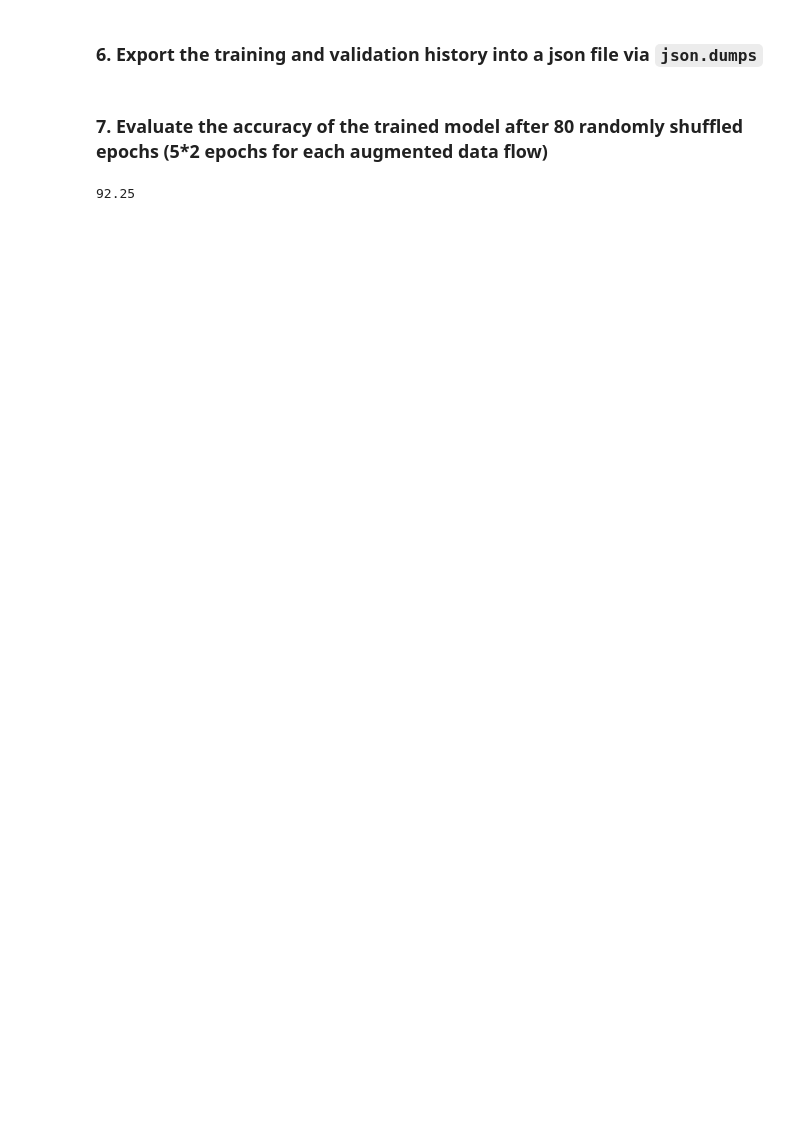
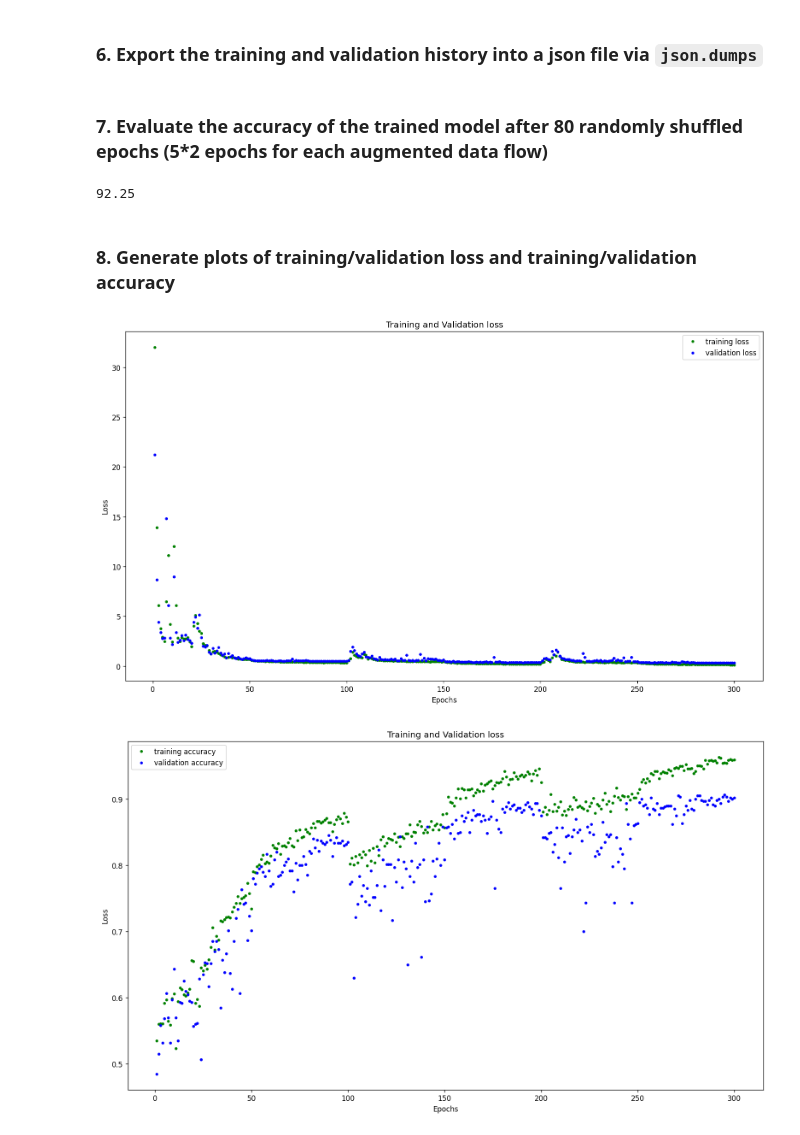
Before and after one commit to Orthologues/DM873-DeepLearning, a Jupyter notebook: project1/Project1.1.ipynb, the cells around one changed output. Cells and saved outputs as stored; diff of their text form; code cells hidden in the pictures; blank space fills up the shorter version.

Commit message:
Added plots for training history

```diff
--- a/project1/Project1.1.ipynb
+++ b/project1/Project1.1.ipynb
@@ -213,3 +213,60 @@ acc = model.evaluate(test_img_flow, verbose=0)[1]
 print(round(acc, 4)*100)
 # %% [output]
 92.25
+# %% [markdown]
+### 8. Generate plots of training/validation loss and training/validation accuracy
+# %%
+from json import loads
+from matplotlib import pyplot as plt
+import typing
+
+class NN_training_history_plotter():
+
+    def __init__(self, jsonPath: str):
+        self.jsonPath = jsonPath
+        self.load_training_history()
+
+    def load_training_history(self):
+        with open(self.jsonPath, 'r') as f:
+            saved_training_record = loads(f.readline().strip())
+        t_loss: typing.List[float] = saved_training_record['loss']
+        v_loss: typing.List[float] = saved_training_record['val_loss']
+        t_acc: typing.List[float] = saved_training_record['accuracy']
+        v_acc: typing.List[float] = saved_training_record['val_accuracy']
+        assert len(t_loss)>=10 and len(t_loss)==len(v_loss)==len(t_acc)==len(v_acc), "There shall be at least ten training epochs and the lists that store training loss, validation loss, training accuracy, and validation accuracy must all have the same length!"
+        self.t_loss, self.v_loss, self.t_acc, self.v_acc = t_loss, v_loss, t_acc, v_acc
+
+    # Plot losses
+    def save_loss_fig(self, saving_path: str):
+        epochs = range(1, len(self.t_loss)+1)
+        plt.figure(figsize=(16, 9), dpi=120)
+        plt.rcParams['savefig.facecolor']='white'
+        plt.plot(epochs, self.t_loss, 'g.', label='training loss')
+        plt.plot(epochs, self.v_loss, 'b.', label='validation loss')
+        plt.title('Training and Validation loss')
+        plt.xlabel('Epochs')
+        plt.ylabel('Loss')
+        plt.legend()
+        plt.savefig(saving_path)
+        plt.show()
+
+    # Plot accuracies
+    def save_acc_fig(self, saving_path: str):
+        epochs = range(1, len(self.t_loss)+1)
+        plt.figure(figsize=(16, 9), dpi=120)
+        plt.rcParams['savefig.facecolor'] = 'white'
+        plt.plot(epochs, self.t_acc, 'g.', label='training accuracy')
+        plt.plot(epochs, self.v_acc, 'b.', label='validation accuracy')
+        plt.title('Training and Validation loss')
+        plt.xlabel('Epochs')
+        plt.ylabel('Loss')
+        plt.legend()
+        plt.savefig(saving_path)
+        plt.show()
+
+cnn_plotter = NN_training_history_plotter('CNN_training_history.json')
+cnn_plotter.save_loss_fig('./CNN_300epochs_loss.png')
+cnn_plotter.save_acc_fig('./CNN_300epochs_acc.png')
+# %% [output]
+[figure, added]
+[figure, added]
```
Also changed, not shown: parts of 2 cells of this notebook, 2 other files.
